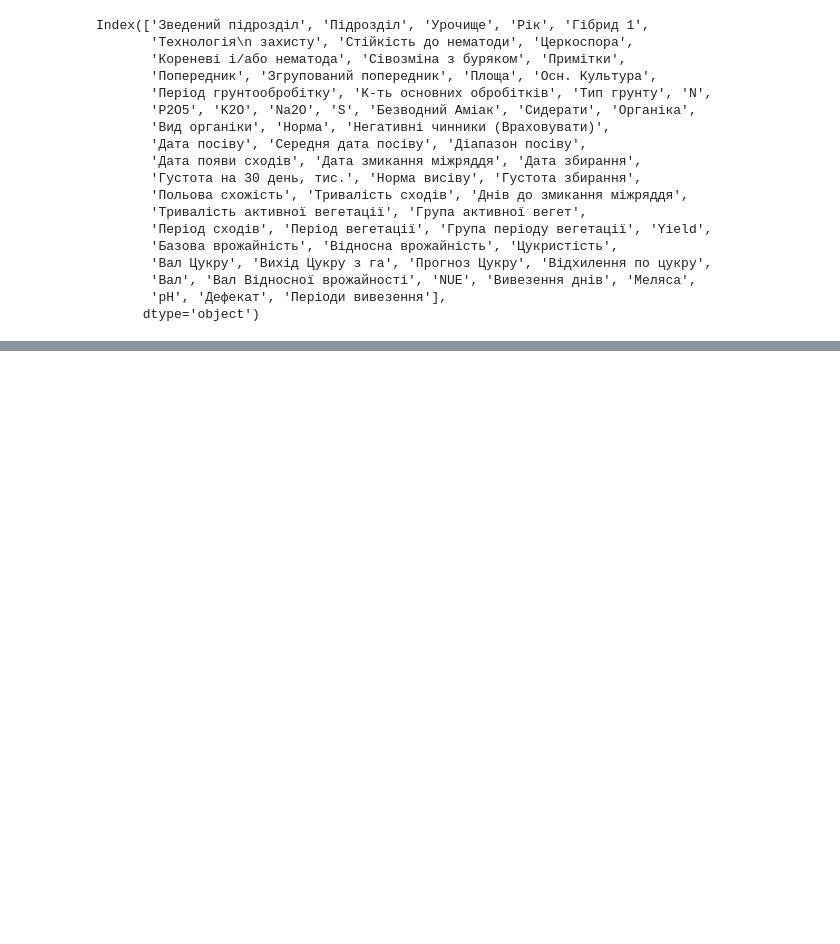
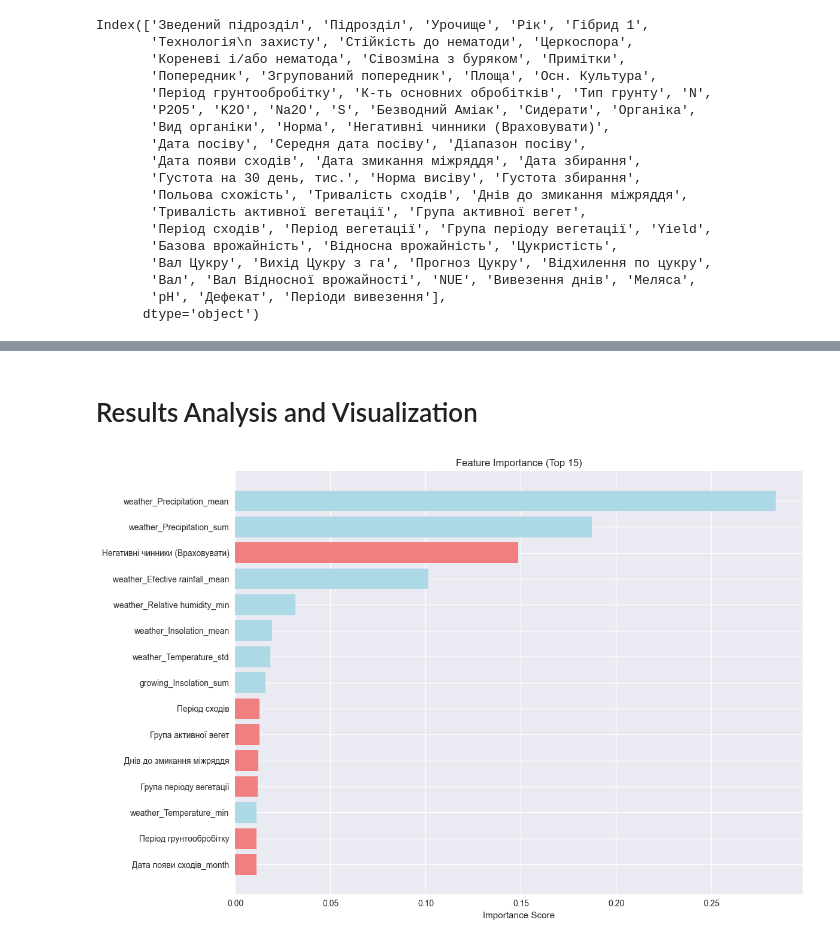
Before and after one commit to pavlyukm/ml-cp, a Jupyter notebook: ML_Course_project.ipynb, the cells around one changed output, grey strips where cells are left out. Drawn from its saved outputs; the diff is of its cells as text; code cells hidden in the pictures; blank space fills up the shorter version.

Commit message:
working model with functions in utils file

```diff
--- a/ML_Course_project.ipynb
+++ b/ML_Course_project.ipynb
@@ -25,3 +18,13 @@ weather_data = pd.read_excel('/content/drive/MyDrive/ML Course Project/Пого
+# %%
+plt.style.use('seaborn-v0_8')
+sns.set_palette("husl")
+plt.rcParams['figure.figsize'] = (12, 8)
 # %%
+data = pd.read_excel('Цукровий Буряк.xlsx')
 data = data.dropna(subset=['Врожай-\nність'])
 data = data.rename(columns={'Врожай-\nність': 'Yield'})
+
+weather_data = pd.read_excel('Погода.xlsx')
+
+# print(data.head())
+# print(weather_data.head())
@@ -219,25 +175,0 @@ Length: 68, dtype: object
-# %%
-data_processed = data_processed.dropna(subset=['Yield'])
-X = data_processed.drop('Yield', axis=1)
-y = data_processed['Yield']
-
-X_train, X_test, y_train, y_test = train_test_split(X, y, test_size=0.25, random_state=42)
-
-# random forest to get started
-rf_model = RandomForestRegressor(n_estimators=100, random_state=42)
-
-rf_model.fit(X_train, y_train)
-
-y_pred = rf_model.predict(X_test)
-
-mse = mean_squared_error(y_test, y_pred)
-print(f'Mean Squared Error: {mse}')
-
-# Feature importance
-importances = rf_model.feature_importances_
-feature_importance_df = pd.DataFrame({
-    'Feature': X.columns,
-    'Importance': importances
-}).sort_values(by='Importance', ascending=False)
-
-print(feature_importance_df)
@@ -325,0 +200,2 @@ MAPE: 0.0047103340935051976
+# %%
+models, results, importance_df, processed_data = run_complete_pipeline(data_processed, weather_data)
@@ -325,0 +240,6 @@ MAPE: 0.0047103340935051976
+# %% [markdown]
+# Results Analysis and Visualization
+# %%
+plot_feature_importance(importance_df, top_n=15)
+# %% [output]
+[figure, added]
```
Also changed, not shown: parts of 25 cells of this notebook, 3 other files.
